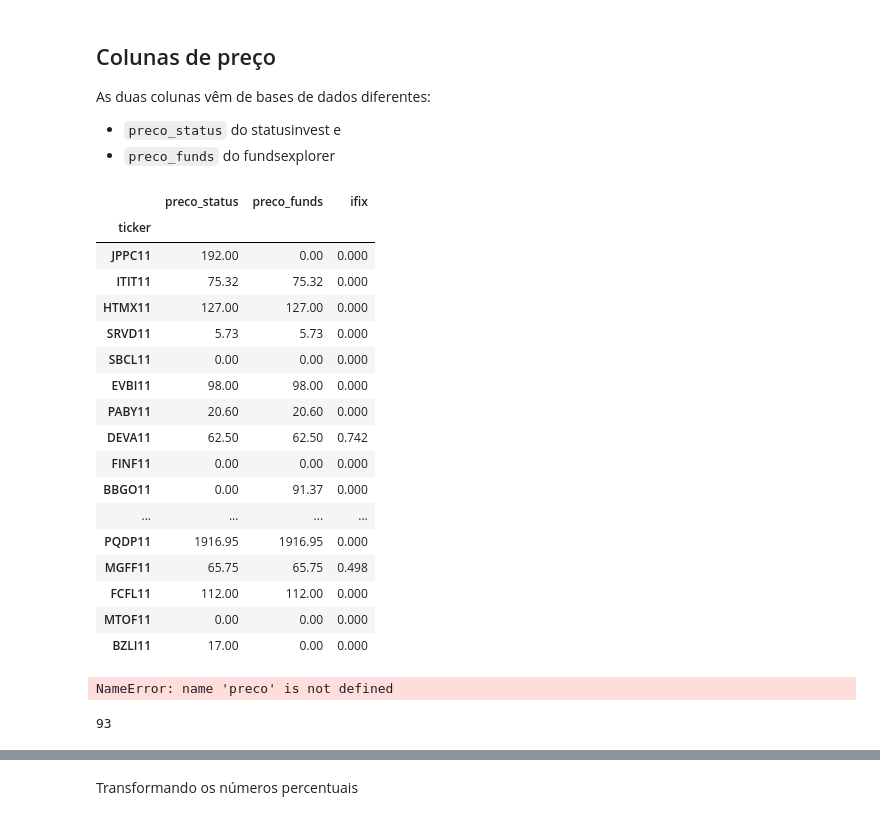
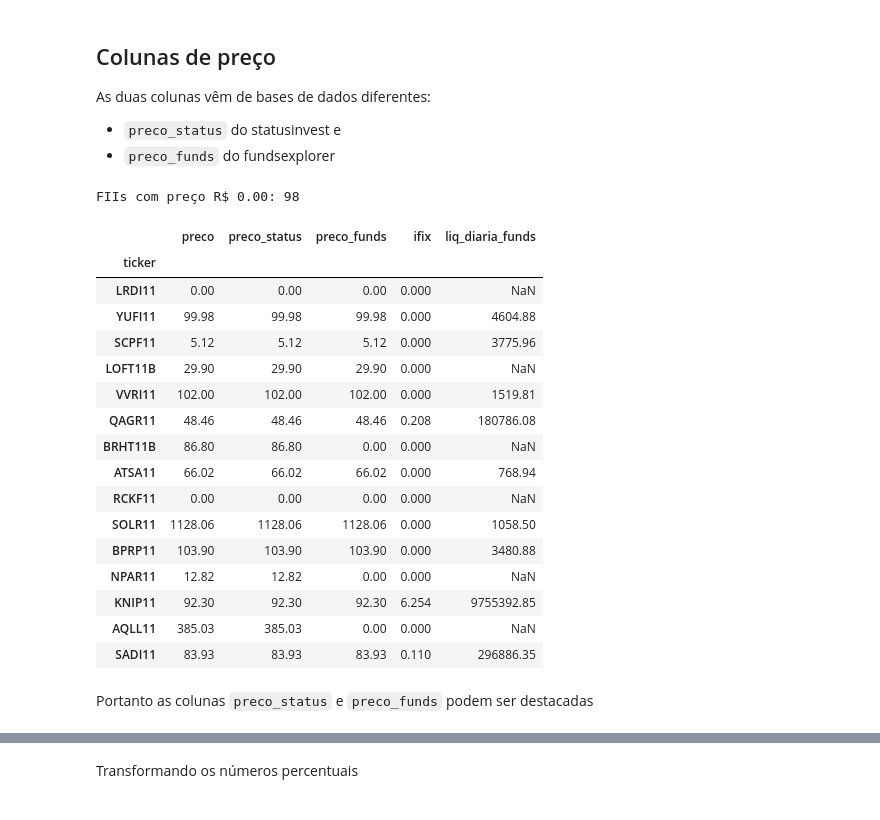
Before and after one commit to Mateus-cpa/analisando_fiis, a Jupyter notebook: analisando-fiis.ipynb, the cells around one changed output, grey strips where cells are left out. Saved outputs shown, nothing was run; the diff lists cells and outputs as text; code cells hidden in the pictures.

```diff
--- a/analisando-fiis.ipynb
+++ b/analisando-fiis.ipynb
@@ -28,0 +46,4 @@ fiis_class
+# %%
+fiis_class['PATRIMÔNIO LÍQUIDO'] = (fiis_class['PATRIMÔNIO LÍQUIDO']/1000000).round(decimals=2)
+
+fiis_class[['FUNDOS','PATRIMÔNIO LÍQUIDO']]
@@ -109,0 +147,3 @@ None
+# %%
+fiis_status['PATRIMONIO'] = (fiis_status['PATRIMONIO']/1000000).round(decimals=2)
+fiis_status[['TICKER','PATRIMONIO']]
@@ -335,7 +389,7 @@ colunas = {'PRECO': 'preco_status',
            'PERCENTUAL EM CAIXA': 'perc_caixa',
            'CAGR DIVIDENDOS 3 ANOS': 'cagr_div_3a',
            ' CAGR VALOR CORA 3 ANOS': 'cagr_valor_3a',
-           'PATRIMONIO': 'patr_status',
+           'PATRIMONIO': 'patr_milhoes_status',
            'N COTISTAS': 'n_cotistas',
            'GESTAO': 'gestao',
            ' N COTAS': 'n_cotas',
@@ -355,9 +409,9 @@ colunas = {'PRECO': 'preco_status',
           'VARIAÇÃO PREÇO': 'var_preco',
           'RENTAB. PERÍODO': 'rentabilidade',
           'RENTAB. ACUMULADA': 'rentabilidade_acum',
-          'PATRIMÔNIO LÍQUIDO': 'pl_milhoes_reais',
-          'VPA': 'vpa',
-          'P/VPA': 'pvpa',
+          'PATRIMÔNIO LÍQUIDO': 'patr_milhoes_funds',
+          'VPA': 'vpa_funds',
+          'P/VPA': 'pvpa_funds',
           'DY PATRIMONIAL': 'dy_patr',
           'VARIAÇÃO PATRIMONIAL': 'var_patr',
           'RENTAB. PATR. PERÍODO': 'rentab_patr',
@@ -386,32 +440,27 @@ As duas colunas vêm de bases de dados diferentes:
 * `preco_funds` do fundsexplorer
 # %%
 fiis[['preco_status','preco_funds','ifix']] = fiis[['preco_status','preco_funds','ifix']].fillna(0)
-fiis[['preco_status','preco_funds','ifix']].sample(n=20)
+fiis['preco'] = fiis[['preco_status','preco_funds']].max(axis=1)
+print(f'FIIs com preço R$ 0.00: {fiis.preco.where(fiis.preco == 0).count()}')
+fiis[['preco','preco_status','preco_funds','ifix','liq_diaria_funds']].sample(n=15)
 # %% [output]
+FIIs com preço R$ 0.00: 98
-|  | preco_status | preco_funds | ifix |
-| ticker |  |  |  |
-| JPPC11 | 192.00 | 0.00 | 0.000 |
-| ITIT11 | 75.32 | 75.32 | 0.000 |
-| HTMX11 | 127.00 | 127.00 | 0.000 |
-| SRVD11 | 5.73 | 5.73 | 0.000 |
-| SBCL11 | 0.00 | 0.00 | 0.000 |
-| EVBI11 | 98.00 | 98.00 | 0.000 |
-| PABY11 | 20.60 | 20.60 | 0.000 |
-| DEVA11 | 62.50 | 62.50 | 0.742 |
-| FINF11 | 0.00 | 0.00 | 0.000 |
-| BBGO11 | 0.00 | 91.37 | 0.000 |
-| ... | ... | ... | ... |
-| PQDP11 | 1916.95 | 1916.95 | 0.000 |
-| MGFF11 | 65.75 | 65.75 | 0.498 |
-| FCFL11 | 112.00 | 112.00 | 0.000 |
-| MTOF11 | 0.00 | 0.00 | 0.000 |
-| BZLI11 | 17.00 | 0.00 | 0.000 |
+|  | preco | preco_status | preco_funds | ifix | liq_diaria_funds |
+| ticker |  |  |  |  |  |
+| LRDI11 | 0.00 | 0.00 | 0.00 | 0.000 | NaN |
+| YUFI11 | 99.98 | 99.98 | 99.98 | 0.000 | 4604.88 |
+| SCPF11 | 5.12 | 5.12 | 5.12 | 0.000 | 3775.96 |
+| LOFT11B | 29.90 | 29.90 | 29.90 | 0.000 | NaN |
+| VVRI11 | 102.00 | 102.00 | 102.00 | 0.000 | 1519.81 |
+| QAGR11 | 48.46 | 48.46 | 48.46 | 0.208 | 180786.08 |
+| BRHT11B | 86.80 | 86.80 | 0.00 | 0.000 | NaN |
+| ATSA11 | 66.02 | 66.02 | 66.02 | 0.000 | 768.94 |
+| RCKF11 | 0.00 | 0.00 | 0.00 | 0.000 | NaN |
+| SOLR11 | 1128.06 | 1128.06 | 1128.06 | 0.000 | 1058.50 |
+| BPRP11 | 103.90 | 103.90 | 103.90 | 0.000 | 3480.88 |
+| NPAR11 | 12.82 | 12.82 | 0.00 | 0.000 | NaN |
+| KNIP11 | 92.30 | 92.30 | 92.30 | 6.254 | 9755392.85 |
+| AQLL11 | 385.03 | 385.03 | 0.00 | 0.000 | NaN |
+| SADI11 | 83.93 | 83.93 | 83.93 | 0.110 | 296886.35 |
-# %%
-fiis['preco']= fiis[['preco_status','preco_funds']].max(axis=1)
-fiis[['preco','ifix']].loc[preco==0].sort_values(by='ifix')
-# %% [output]
-NameError: name 'preco' is not defined
-# %%
-fiis['PRECO'].where(fiis.PRECO == 0).count()
-# %% [output]
-93
+# %% [markdown]
+Portanto as colunas `preco_status` e `preco_funds` podem ser destacadas
```
Also changed, not shown: parts of 11 cells of this notebook.
